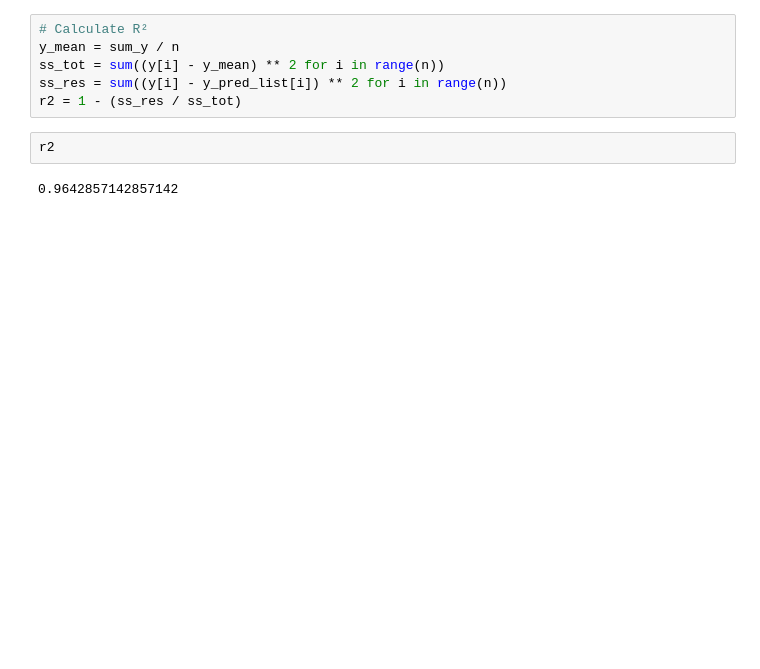
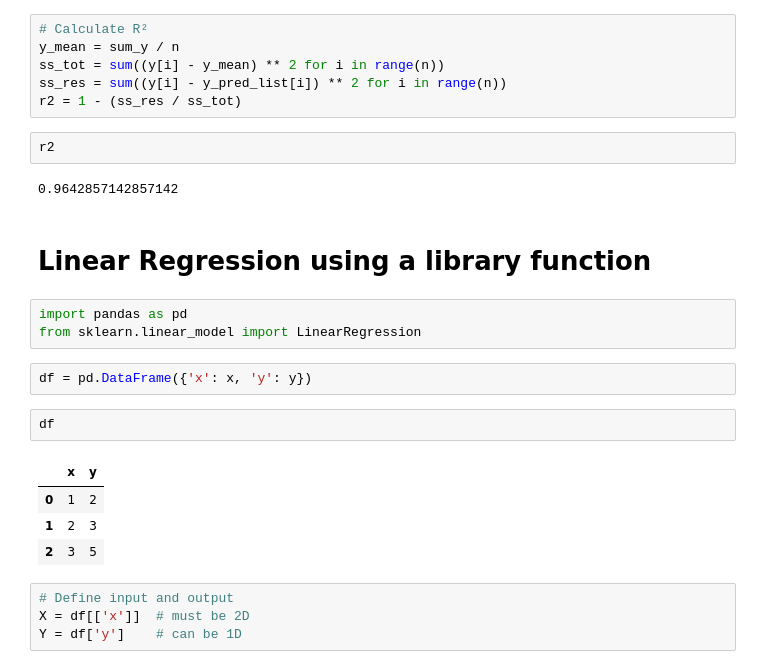
Before and after one commit to arshadziban/ML-Algo, a Jupyter notebook: Version_02/Supervised Learning/Regression/Linear Regression/linear_regression.ipynb, the cells around one changed output. Drawn from its saved outputs; the diff is of its cells as text; blank space fills up the shorter version.

```diff
--- a/Version_02/Supervised Learning/Regression/Linear Regression/linear_regression.ipynb
+++ b/Version_02/Supervised Learning/Regression/Linear Regression/linear_regression.ipynb
@@ -94,3 +480,21 @@ r2 = 1 - (ss_res / ss_tot)
 r2
 # %% [output]
 0.9642857142857142
+# %% [markdown]
+# Linear Regression using a library function
+# %%
+import pandas as pd
+from sklearn.linear_model import LinearRegression
+# %%
+df = pd.DataFrame({'x': x, 'y': y})
+# %%
+df
+# %% [output]
+|  | x | y |
+| 0 | 1 | 2 |
+| 1 | 2 | 3 |
+| 2 | 3 | 5 |
+# %%
+# Define input and output
+X = df[['x']]  # must be 2D
+Y = df['y']    # can be 1D
```
Also changed, not shown: parts of 22 cells of this notebook, 2 other files.
